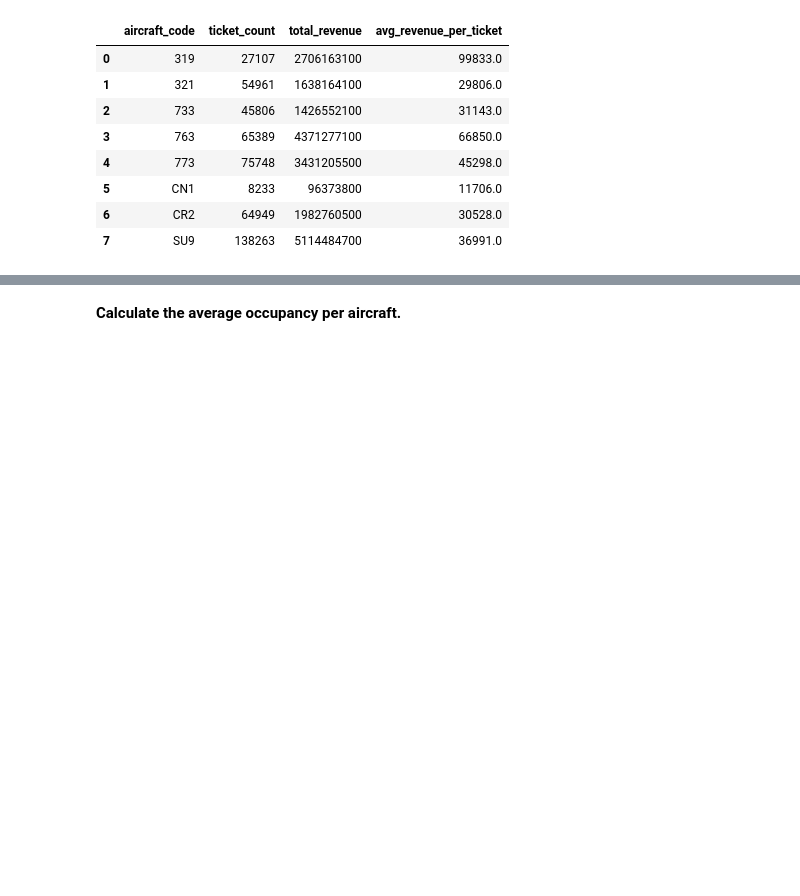
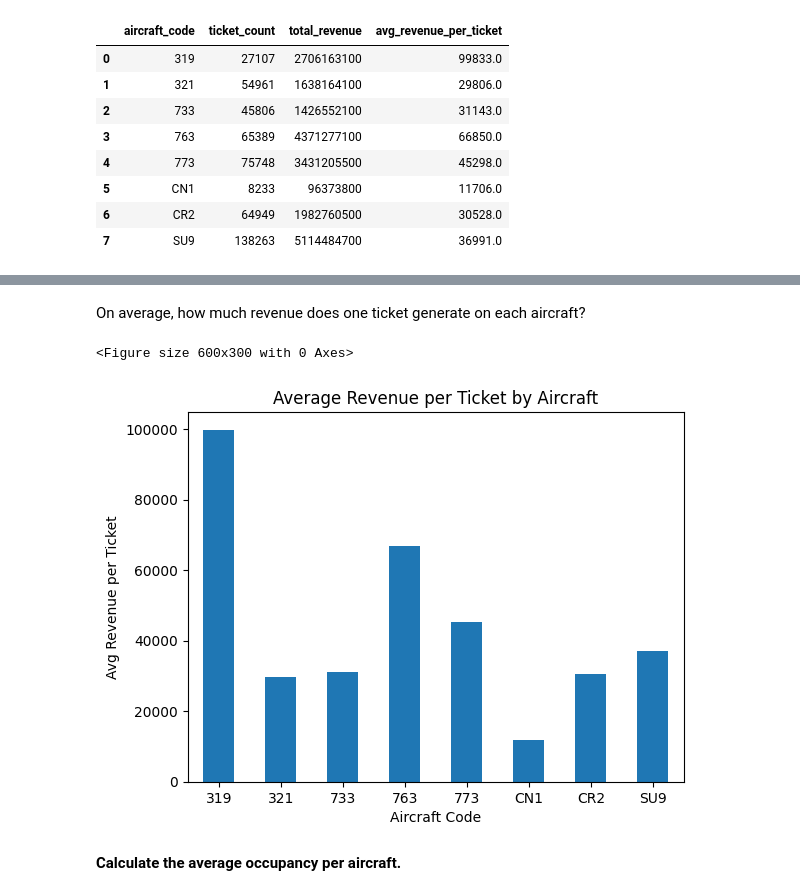
Before and after one commit to rishav197/Airline-Data-Analysis, a Jupyter notebook: Airline_Data_Analysis.ipynb, the cells around one changed output, grey strips where cells are left out. Saved outputs shown, nothing was run; the diff lists cells and outputs as text; code cells hidden in the pictures; blank space fills up the shorter version.

```diff
--- a/Airline_Data_Analysis.ipynb
+++ b/Airline_Data_Analysis.ipynb
@@ -268,3 +287,18 @@ pd.read_sql_query("""select aircraft_code, ticket_count, total_revenue, round(to
+# %% [markdown]
+On average, how much revenue does one ticket generate on each aircraft?
+# %%
+plt.figure(figsize=(6,3))
+
+df.plot(x='aircraft_code', y='avg_revenue_per_ticket', kind='bar', legend=False)
+
+plt.title('Average Revenue per Ticket by Aircraft')
+plt.xlabel('Aircraft Code')
+plt.ylabel('Avg Revenue per Ticket')
+plt.xticks(rotation=0)
+plt.show()
+# %% [output]
+<Figure size 600x300 with 0 Axes>
+[figure, added]
 # %% [markdown]
 **Calculate the average occupancy per aircraft.**
 # %%
```
Also changed, not shown: parts of 4 cells of this notebook.
